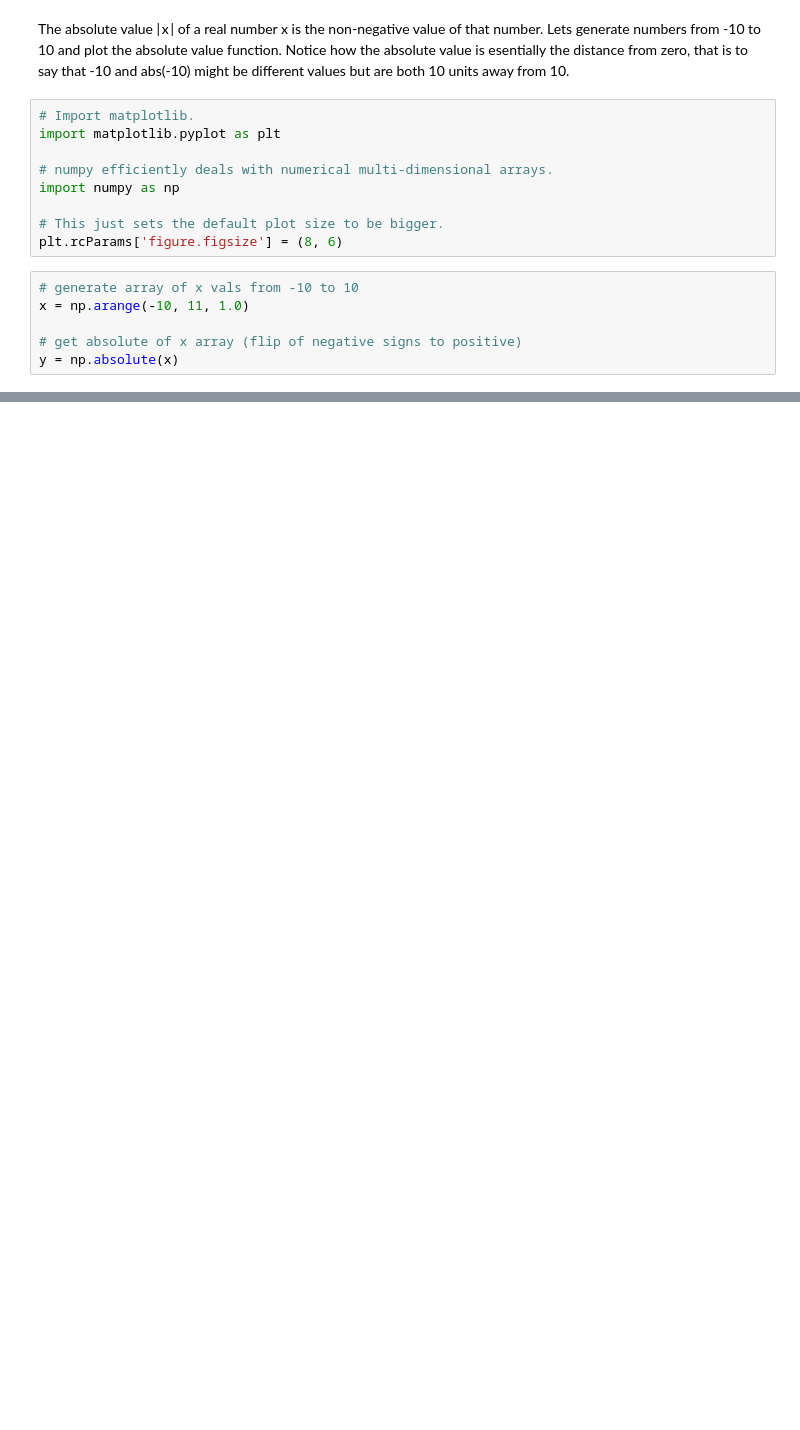
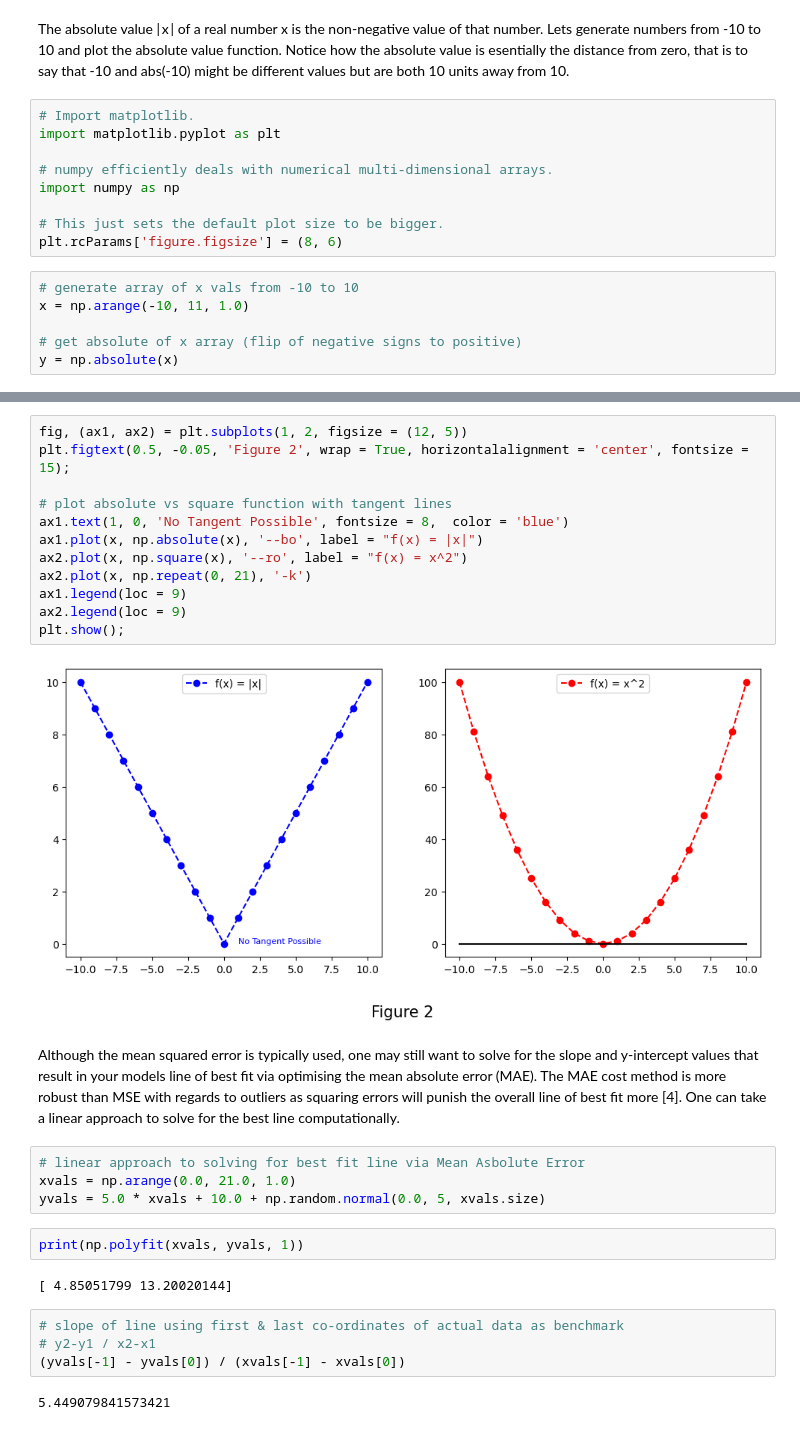
Before and after one commit to CiaranMoran27/machstat-assessment, a Jupyter notebook: practicals/03-models-exercises.ipynb, the cells around one changed output, grey strips where cells are left out. Cells and saved outputs as stored; diff of their text form; blank space fills up the shorter version.

```diff
--- a/practicals/03-models-exercises.ipynb
+++ b/practicals/03-models-exercises.ipynb
@@ -42,0 +48,30 @@ plt.show()
+# %%
+fig, (ax1, ax2) = plt.subplots(1, 2, figsize = (12, 5))
+plt.figtext(0.5, -0.05, 'Figure 2', wrap = True, horizontalalignment = 'center', fontsize = 15);
+
+# plot absolute vs square function with tangent lines
+ax1.text(1, 0, 'No Tangent Possible', fontsize = 8,  color = 'blue')
+ax1.plot(x, np.absolute(x), '--bo', label = "f(x) = |x|")
+ax2.plot(x, np.square(x), '--ro', label = "f(x) = x^2")
+ax2.plot(x, np.repeat(0, 21), '-k')
+ax1.legend(loc = 9)
+ax2.legend(loc = 9)
+plt.show();
+# %% [output]
+[figure, added]
+# %% [markdown]
+Although the mean squared error is typically used, one may still want to solve for the slope and y-intercept values that result in your models line of best fit via optimising the mean absolute error (MAE). The MAE cost method is more robust than MSE with regards to outliers as squaring errors will punish the overall line of best fit more [4]. One can take a linear approach to solve for the best line computationally.
+# %%
+# linear approach to solving for best fit line via Mean Asbolute Error
+xvals = np.arange(0.0, 21.0, 1.0)
+yvals = 5.0 * xvals + 10.0 + np.random.normal(0.0, 5, xvals.size)
+# %%
+print(np.polyfit(xvals, yvals, 1))
+# %% [output]
+[ 4.85051799 13.20020144]
+# %%
+# slope of line using first & last co-ordinates of actual data as benchmark
+# y2-y1 / x2-x1
+(yvals[-1] - yvals[0]) / (xvals[-1] - xvals[0])
+# %% [output]
+5.449079841573421
```
Also changed, not shown: parts of 9 cells of this notebook.
